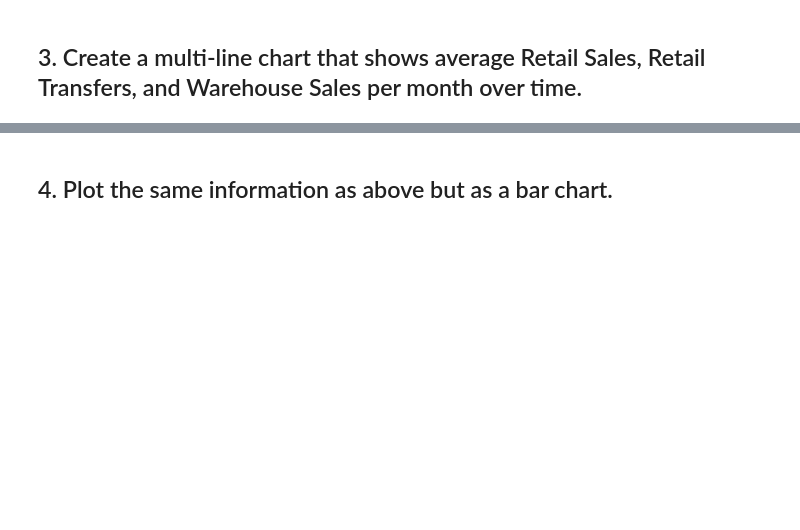
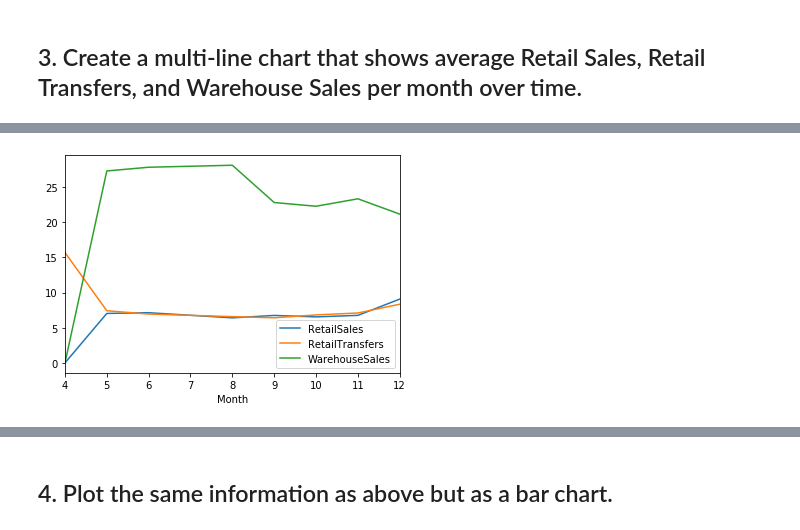
Before and after one commit to JavierLuna/data-labs, a Jupyter notebook: module-2/lab-plotting-multiple-data-series/your-code/main.ipynb, the cells around one changed output, grey strips where cells are left out. Drawn from its saved outputs; the diff is of its cells as text; code cells hidden in the pictures; blank space fills up the shorter version.

```diff
--- a/module-2/lab-plotting-multiple-data-series/your-code/main.ipynb
+++ b/module-2/lab-plotting-multiple-data-series/your-code/main.ipynb
@@ -38,0 +135,6 @@ vehicles_mean.plot(kind='line');
+# %%
+data_2017 = data[data['Year']== 2017]
+sales_mean_2017 = data_2017[['RetailSales', 'RetailTransfers', 'WarehouseSales']].groupby(data_2017['Month']).agg(np.mean)
+sales_mean_2017.plot(kind='line');
+# %% [output]
+[figure, added]
```
Also changed, not shown: parts of 17 cells of this notebook.
